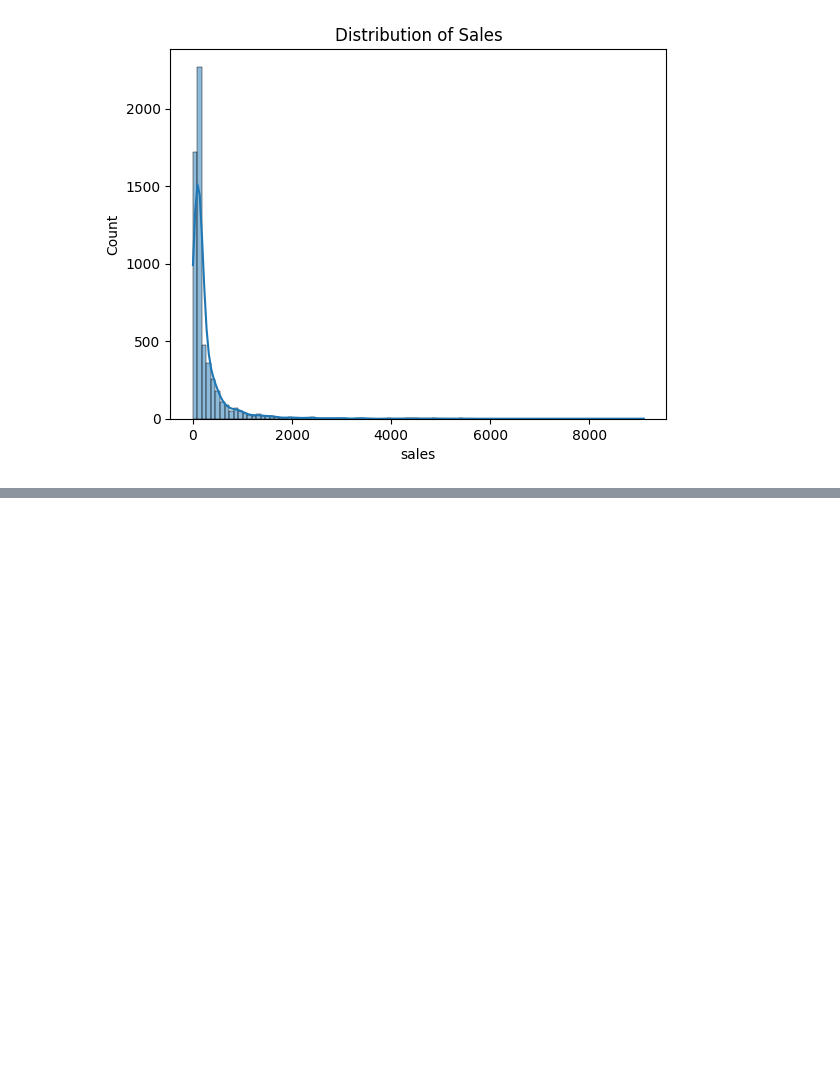
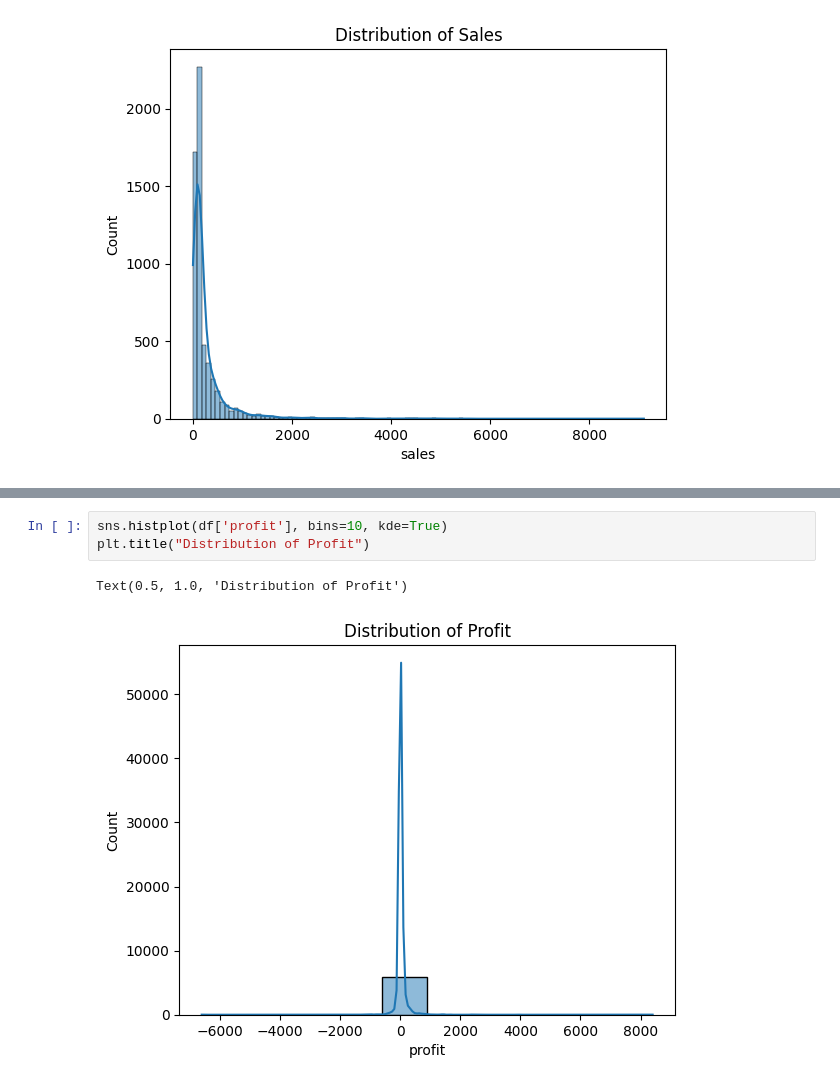
Before and after one commit to anish00ti/EDA-on-sales, a Jupyter notebook: notebook/understand_and_cleaning_data.ipynb, the cells around one changed output, grey strips where cells are left out. Cells and saved outputs as stored; diff of their text form; blank space fills up the shorter version.

```diff
--- a/notebook/understand_and_cleaning_data.ipynb
+++ b/notebook/understand_and_cleaning_data.ipynb
@@ -260,0 +302,6 @@ plt.show()
+# %%
+sns.histplot(df['profit'], bins=10, kde=True)
+plt.title("Distribution of Profit")
+# %% [output]
+Text(0.5, 1.0, 'Distribution of Profit')
+[figure, added]
```
Also changed, not shown: parts of 11 cells of this notebook.
